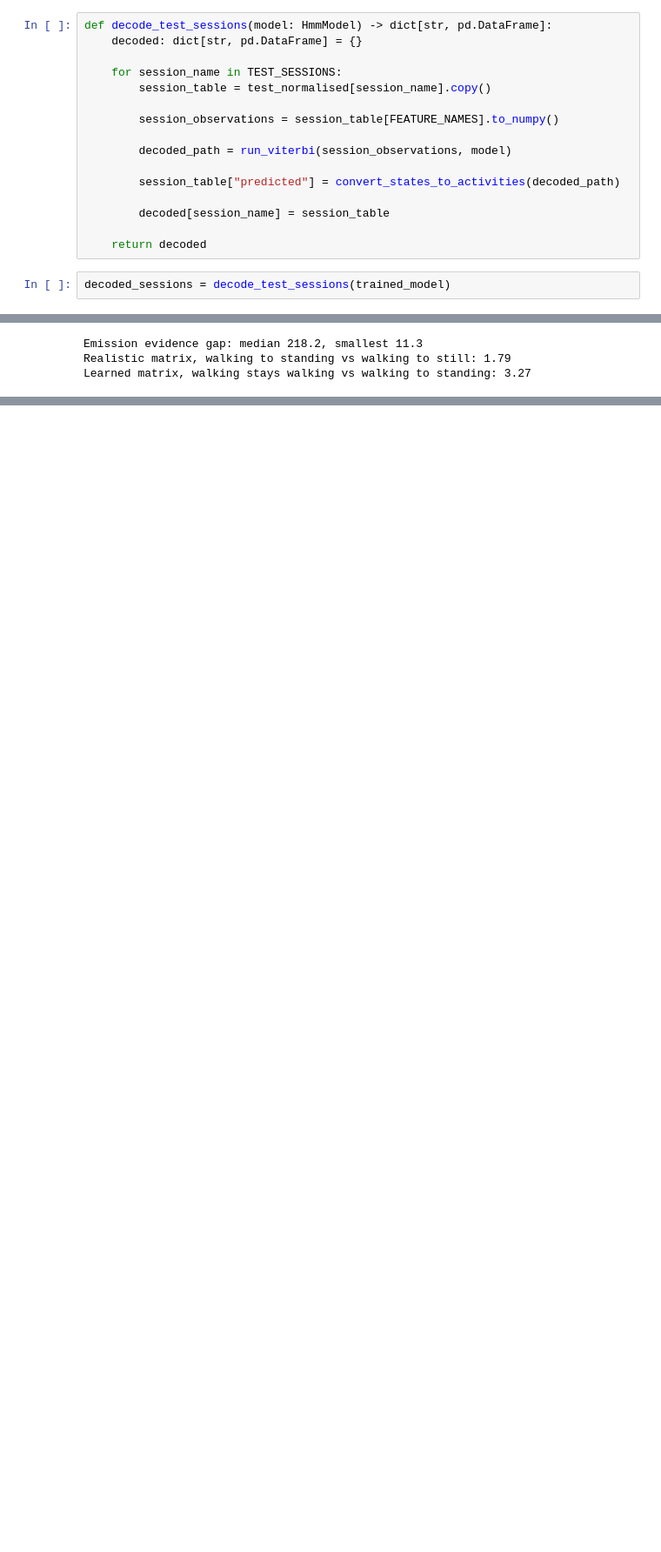
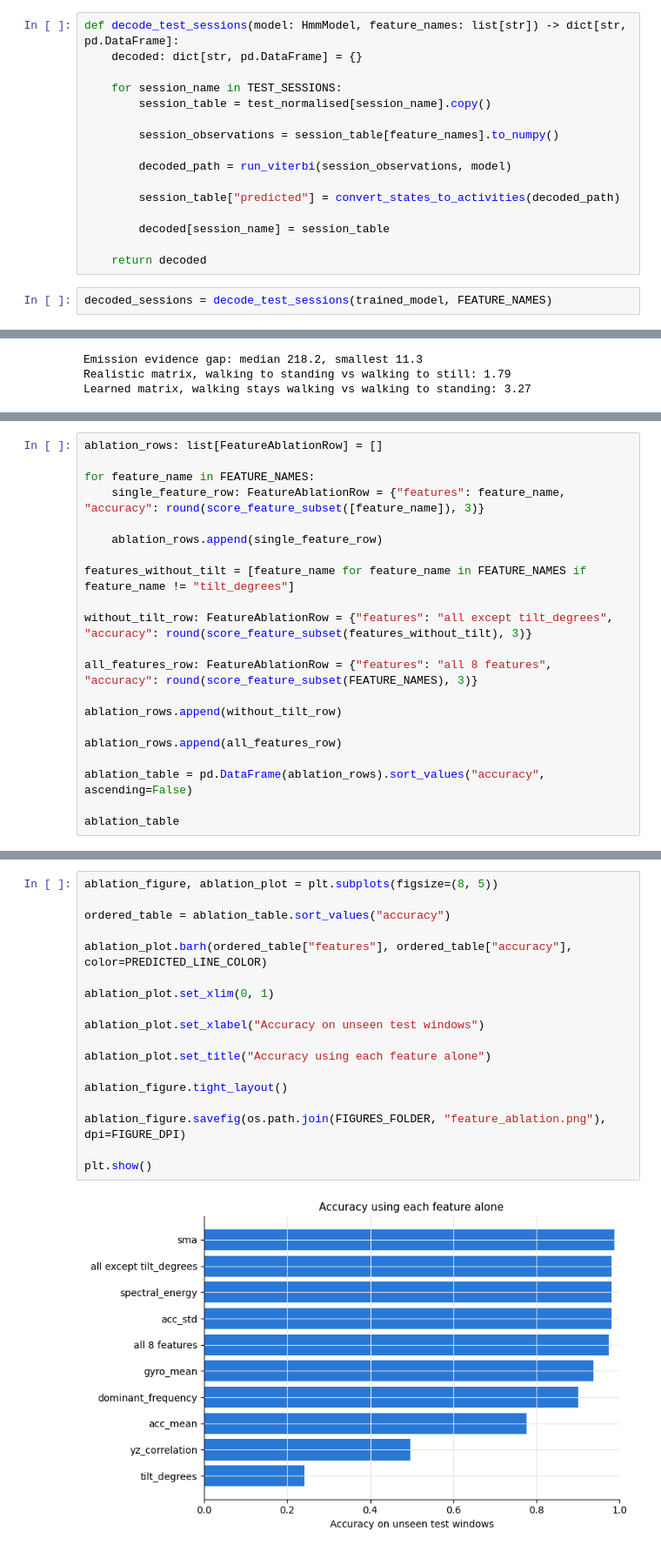
Before and after one commit to michael-alu/hidden-markov-models, a Jupyter notebook: hmm_activity_recognition.ipynb, the cells around one changed output, grey strips where cells are left out. Shown at 87% size. Saved outputs shown, nothing was run; the diff lists cells and outputs as text; blank space fills up the shorter version.

Commit message:
feat: add feature ablation and correct the tilt feature claims

```diff
--- a/hmm_activity_recognition.ipynb
+++ b/hmm_activity_recognition.ipynb
@@ -1370,13 +1370,13 @@ The three test sessions were recorded separately from the training data, in one
 
 Each session is decoded with Viterbi from start to finish, transitions included. Only windows that sit fully inside a labelled block are scored.
 # %%
-def decode_test_sessions(model: HmmModel) -> dict[str, pd.DataFrame]:
+def decode_test_sessions(model: HmmModel, feature_names: list[str]) -> dict[str, pd.DataFrame]:
     decoded: dict[str, pd.DataFrame] = {}
 
     for session_name in TEST_SESSIONS:
         session_table = test_normalised[session_name].copy()
 
-        session_observations = session_table[FEATURE_NAMES].to_numpy()
+        session_observations = session_table[feature_names].to_numpy()
 
         decoded_path = run_viterbi(session_observations, model)
 
@@ -1386,7 +1386,7 @@ def decode_test_sessions(model: HmmModel) -> dict[str, pd.DataFrame]:
 
     return decoded
 # %%
-decoded_sessions = decode_test_sessions(trained_model)
+decoded_sessions = decode_test_sessions(trained_model, FEATURE_NAMES)
 # %%
 def plot_decoded_session(session_table: pd.DataFrame, session_name: str, axis_plot: Axes) -> None:
     scored_rows = session_table[session_table["activity"] != TRANSITION_LABEL]
@@ -1726,0 +1751,21 @@ So for this data, the learned and realistic models are equally good on accuracy,
+# %%
+ablation_rows: list[FeatureAblationRow] = []
+
+for feature_name in FEATURE_NAMES:
+    single_feature_row: FeatureAblationRow = {"features": feature_name, "accuracy": round(score_feature_subset([feature_name]), 3)}
+
+    ablation_rows.append(single_feature_row)
+
+features_without_tilt = [feature_name for feature_name in FEATURE_NAMES if feature_name != "tilt_degrees"]
+
+without_tilt_row: FeatureAblationRow = {"features": "all except tilt_degrees", "accuracy": round(score_feature_subset(features_without_tilt), 3)}
+
+all_features_row: FeatureAblationRow = {"features": "all 8 features", "accuracy": round(score_feature_subset(FEATURE_NAMES), 3)}
+
+ablation_rows.append(without_tilt_row)
+
+ablation_rows.append(all_features_row)
+
+ablation_table = pd.DataFrame(ablation_rows).sort_values("accuracy", ascending=False)
+
+ablation_table
@@ -1726,0 +1784,20 @@ So for this data, the learned and realistic models are equally good on accuracy,
+# %%
+ablation_figure, ablation_plot = plt.subplots(figsize=(8, 5))
+
+ordered_table = ablation_table.sort_values("accuracy")
+
+ablation_plot.barh(ordered_table["features"], ordered_table["accuracy"], color=PREDICTED_LINE_COLOR)
+
+ablation_plot.set_xlim(0, 1)
+
+ablation_plot.set_xlabel("Accuracy on unseen test windows")
+
+ablation_plot.set_title("Accuracy using each feature alone")
+
+ablation_figure.tight_layout()
+
+ablation_figure.savefig(os.path.join(FIGURES_FOLDER, "feature_ablation.png"), dpi=FIGURE_DPI)
+
+plt.show()
+# %% [output]
+[figure, added]
```
Also changed, not shown: parts of 10 cells of this notebook.
